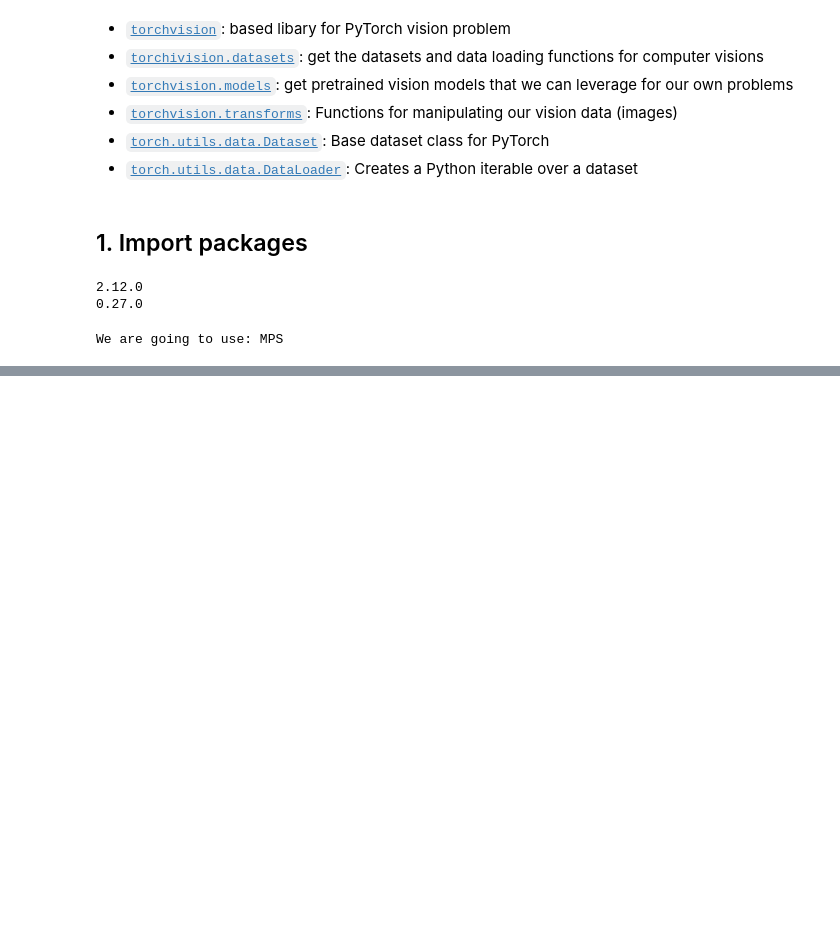
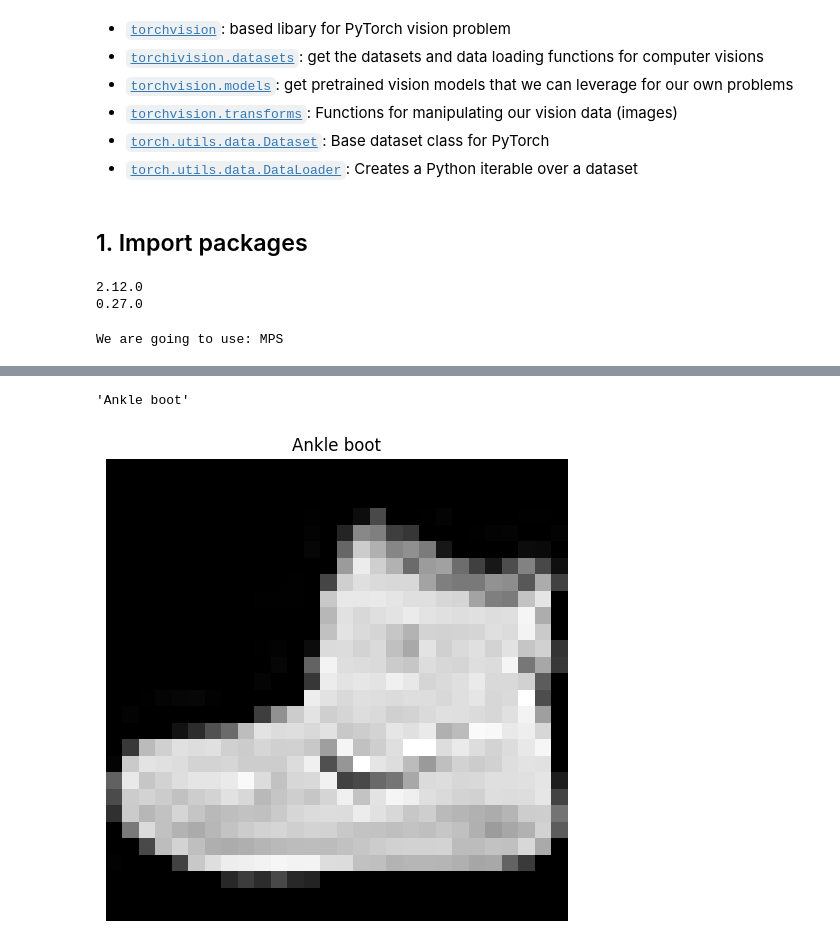
Before and after one commit to maxcol01/PyTorch_ZTM, a Jupyter notebook: Learning_PyTorch/03_PyTorch_Computer_Vision.ipynb, the cells around one changed output, grey strips where cells are left out. Cells and saved outputs as stored; diff of their text form; code cells hidden in the pictures; blank space fills up the shorter version.

Commit message:
Data prepared for model ingestion

```diff
--- a/Learning_PyTorch/03_PyTorch_Computer_Vision.ipynb
+++ b/Learning_PyTorch/03_PyTorch_Computer_Vision.ipynb
@@ -41,0 +46,6 @@ We are going to use: MPS
+# %%
+train_data = datasets.FashionMNIST(root="data", # where to download to
+                                   train=True, # do we want the train dataset
+                                   download=True, # do we want to donload the images
+                                   transform=ToTensor(),  # do we want to transform the images
+                                   target_transform=None) # how do we watn to tranform the labels
@@ -41,0 +79,3 @@ We are going to use: MPS
+# %%
+image, target = train_data[0]
+image, target, image.shape
@@ -41,0 +100,15 @@ We are going to use: MPS
+# %%
+classe_names = train_data.classes
+classe_names[target]
+# %% [output]
+'Ankle boot'
+# %%
+test_image = image
+# %%
+plt.figure(figsize=(10,6))
+plt.title(f"{classe_names[target]}")
+plt.imshow(test_image.squeeze(), cmap="gray") # remove the extra dimensions for color channels
+plt.axis(False)
+plt.show()
+# %% [output]
+[figure, added]
```
Also changed, not shown: parts of 15 cells of this notebook.
